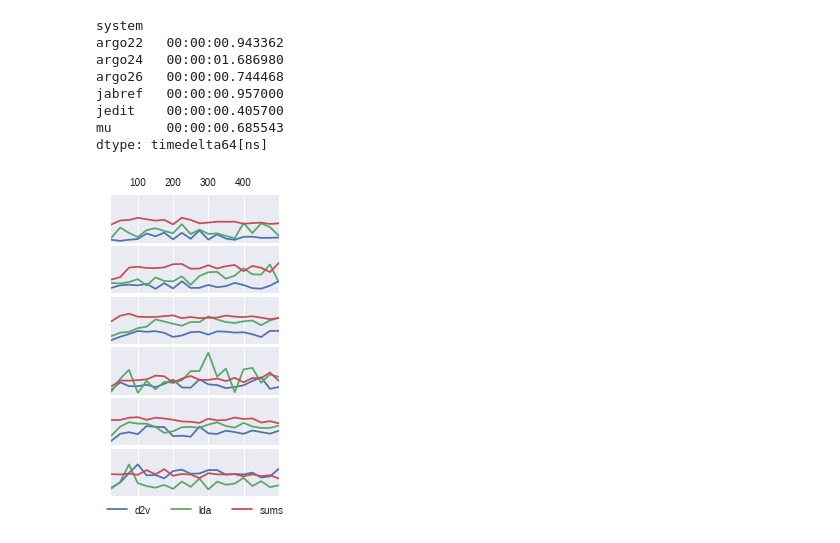
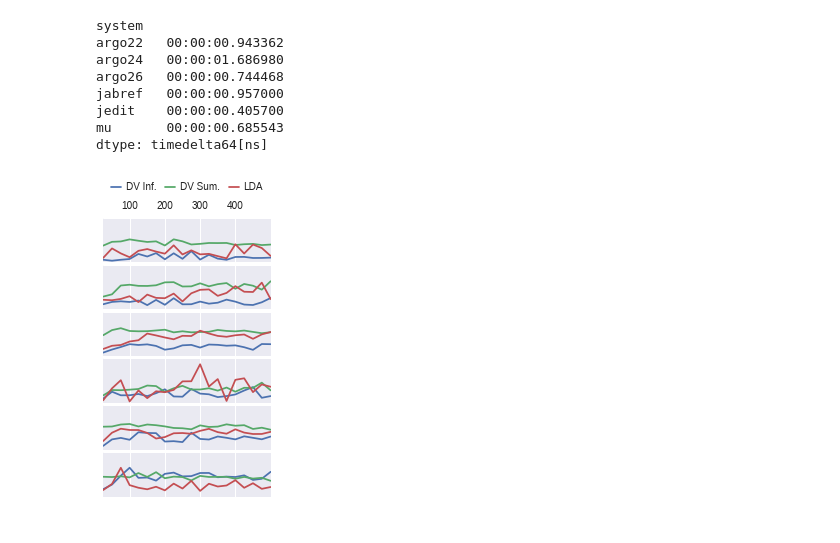
Before and after one commit to cscorley/doc2vec-feature-location, a Jupyter notebook: mrr_graphs.ipynb, the cells around one changed output. Drawn from its saved outputs; the diff is of its cells as text; code cells hidden in the pictures.

Commit message:
Tighten up figure 2

```diff
--- a/mrr_graphs.ipynb
+++ b/mrr_graphs.ipynb
@@ -227,31 +227,31 @@ jedit    00:00:00.405700
 mu       00:00:00.685543
 dtype: timedelta64[ns]
 # %%
-fig, axes = plt.subplots(nrows=6, figsize=(3,5.4) )
+fig, axes = plt.subplots(nrows=6, figsize=(3,5) )
 plt.subplots_adjust(hspace=0.05)
 for i, project in enumerate(projects):
     n = project.printable_name + " " + project.version
-    df = pandas.DataFrame({"lda": lda.ix[n], "d2v": vec.ix[n], "sums": vec_sums.ix[n]})
+    df = pandas.DataFrame({"LDA": lda.ix[n], "DV Inf.": vec.ix[n], "DV Sum.": vec_sums.ix[n]})
     xaxis = axes[i].get_xaxis()
     yaxis = axes[i].get_yaxis()
     a = axes[i]
     if i != 0:
         xaxis.set_ticklabels(['','','','',''])
     else:
         xaxis.set_ticklabels(['', 100, 200, 300, 400,''])
 
     yaxis.set_ticklabels(['',''])
     yaxis.tick_right()
     xaxis.tick_top()
 
     df.plot(subplots=False,
             ax=axes[i],
             #xticks=[25,100,200,300,400,500],
             yticks=[0, 0.15],
             legend=False)
 
-axes[i].legend(loc='upper center', bbox_to_anchor=(0.5, 0),
-          fancybox=True, shadow=True, ncol=5)
+axes[0].legend(loc='upper center', bbox_to_anchor=(0.5, 2),
+          fancybox=True, shadow=True, ncol=3, columnspacing=1, handlelength=1, handletextpad=0.5)
 plt.savefig("icsme15era/figures/mrr_graph.pdf", bbox_inches='tight')
 # %% [output]
-[figure, old version]
+[figure, new version]
```
Also changed, not shown: 3 other files.
